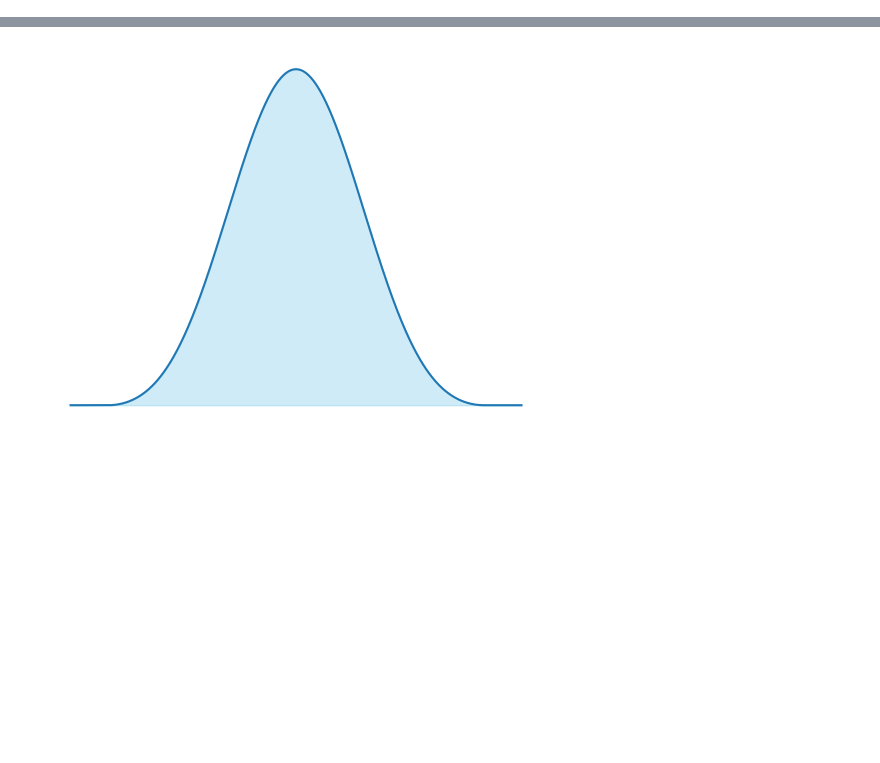
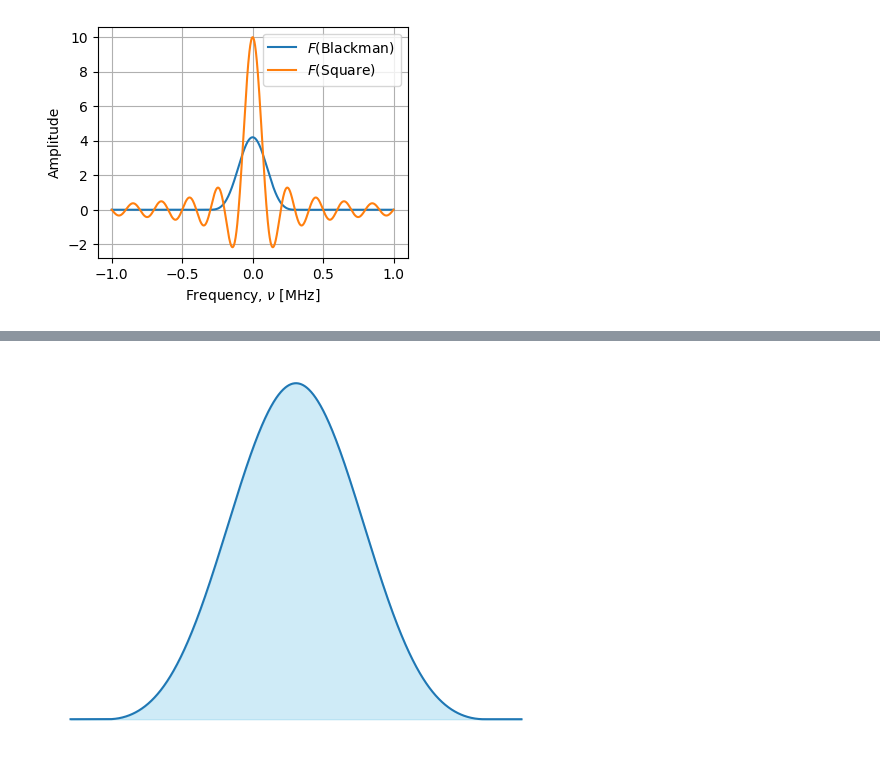
Before and after one commit to colinjdale/ChiPyLab, a Jupyter notebook: examples/plot_blackman_envelope.ipynb, the cells around one changed output, grey strips where cells are left out. Saved outputs shown, nothing was run; the diff lists cells and outputs as text; code cells hidden in the pictures; blank space fills up the shorter version.

```diff
--- a/examples/plot_blackman_envelope.ipynb
+++ b/examples/plot_blackman_envelope.ipynb
@@ -0,0 +24,17 @@
+# %%
+from general.pulses import blackman_fourier
+
+nu = np.linspace(-1, 1, 1000)
+t_width = 10
+
+fig, ax = plt.subplots(figsize=(4,3))
+
+ax.plot(nu, blackman_fourier(nu, t_width), label=r'$F$(Blackman)')
+ax.plot(nu, t_width*np.sinc(t_width*nu), label=r'$F$(Square)')
+ax.grid(True)
+ax.set(xlabel=r"Frequency, $\nu$ [MHz]", ylabel="Amplitude")
+ax.legend(loc="upper right")
+
+plt.show()
+# %% [output]
+[figure, added]
```
Also changed, not shown: parts of 17 cells of this notebook, 1 other file.
